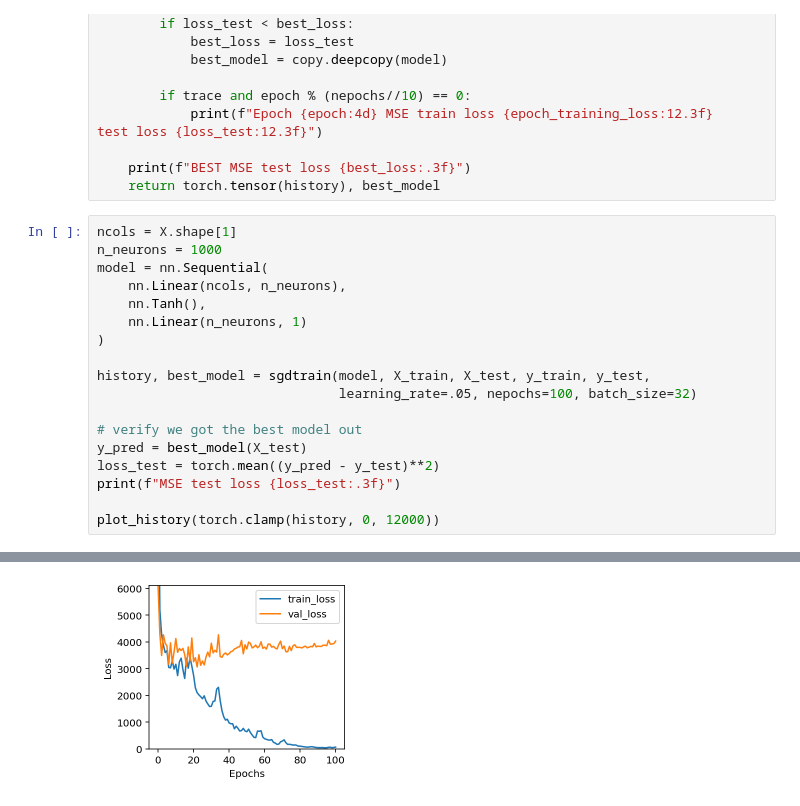
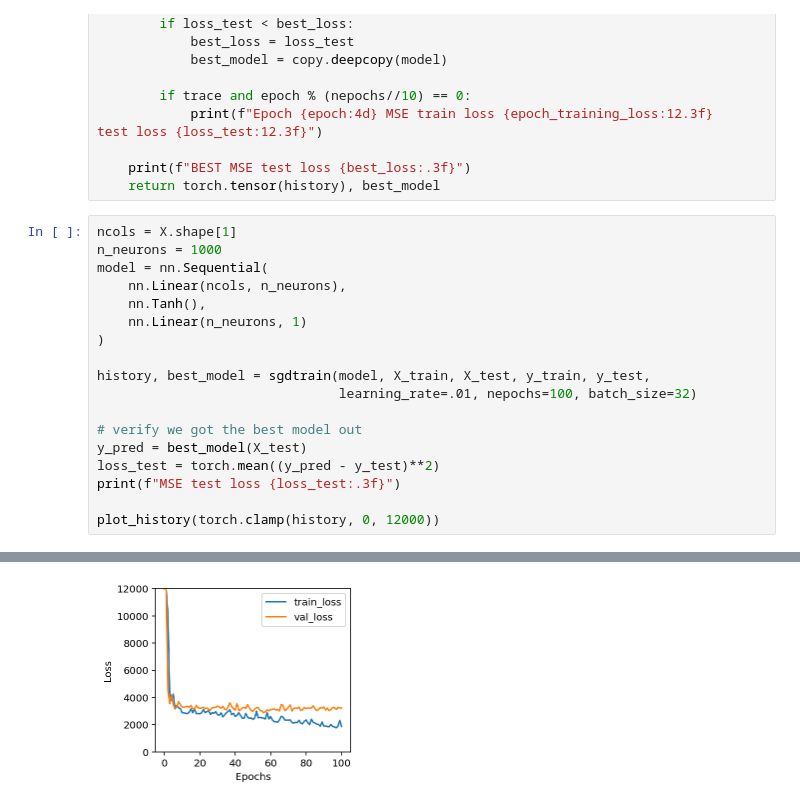
Before and after one commit to parrt/fundamentals-of-deep-learning, a Jupyter notebook: notebooks/minibatch.ipynb, the cells around one changed output, grey strips where cells are left out. Saved outputs shown, nothing was run; the diff lists cells and outputs as text.

```diff
--- a/notebooks/minibatch.ipynb
+++ b/notebooks/minibatch.ipynb
@@ -145,7 +145,7 @@ model = nn.Sequential(
 )
 
 history, best_model = sgdtrain(model, X_train, X_test, y_train, y_test,
-                               learning_rate=.05, nepochs=100, batch_size=32)
+                               learning_rate=.01, nepochs=100, batch_size=32)
 
 # verify we got the best model out
 y_pred = best_model(X_test)
@@ -170,4 +170,4 @@ MSE test loss 3063.543
-[figure, old version]
+[figure, new version]
 # %%
 fig, axes = plt.subplots(1, 4,figsize=(12,2.5))
 
```
Also changed, not shown: parts of 2 cells of this notebook, 1 other file.
